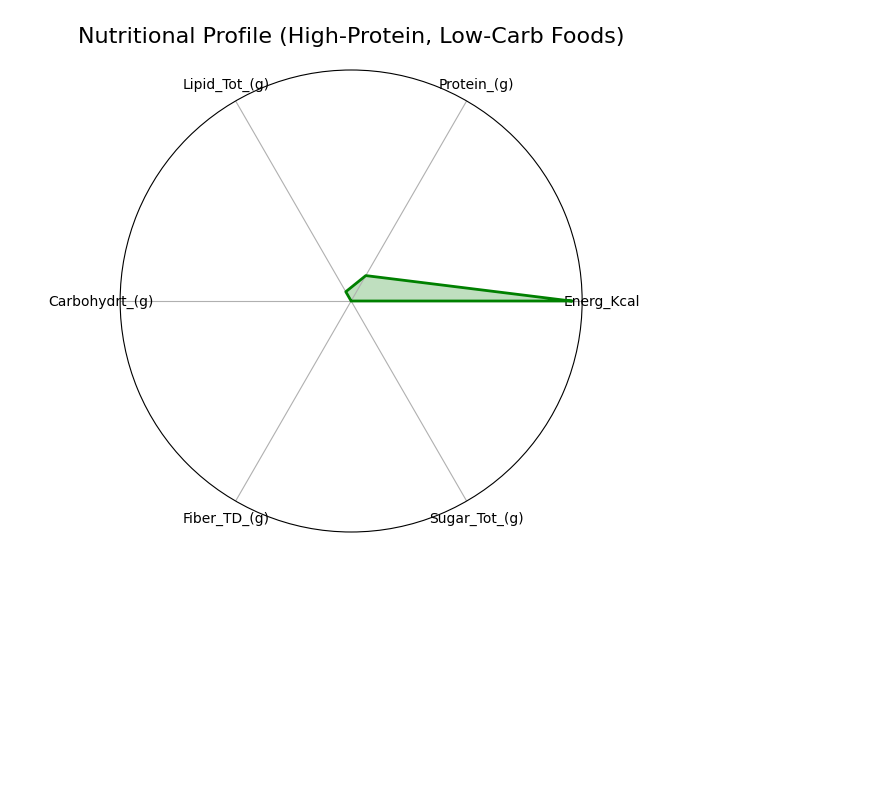
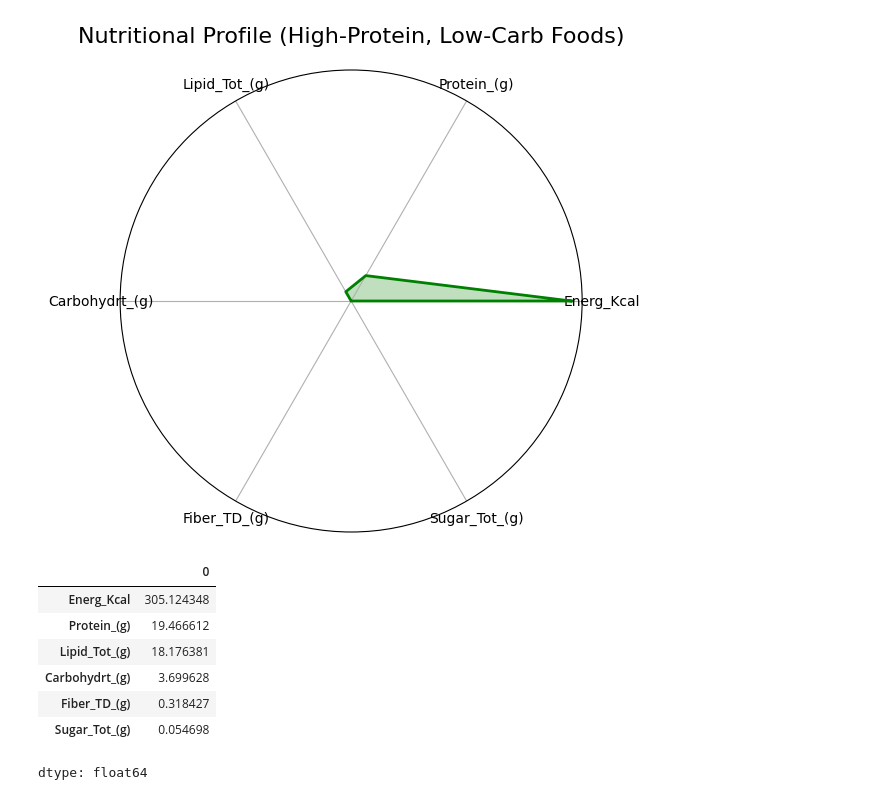
Before and after one commit to ChamaraProgForDataAnal/Programming-for-Data-Analysis, a Jupyter notebook: Data_Analytics_&_Visualisation.ipynb, the cells around one changed output. Saved outputs shown, nothing was run; the diff lists cells and outputs as text; code cells hidden in the pictures; blank space fills up the shorter version.

```diff
--- a/Data_Analytics_&_Visualisation.ipynb
+++ b/Data_Analytics_&_Visualisation.ipynb
@@ -519,3 +521,31 @@ plot_radar_chart(categories, values, "Nutritional Profile (High-Protein, Low-Car
 # %% [output]
 [figure]
 [figure]
+# %%
+# Relax thresholds to include more foods
+adjusted_fat_threshold = dataset['Lipid_Tot_(g)'].quantile(0.60)  # Top 40% for fat
+adjusted_sugar_threshold = dataset['Sugar_Tot_(g)'].quantile(0.40)  # Bottom 40% for sugar
+
+# Filter foods with relaxed thresholds for high fat and low sugar
+high_fat_low_sugar_foods_adjusted = dataset[
+    (dataset['Lipid_Tot_(g)'] > adjusted_fat_threshold) &
+    (dataset['Sugar_Tot_(g)'] < adjusted_sugar_threshold)
+]
+
+# Summary statistics for adjusted high-fat, low-sugar foods
+high_fat_low_sugar_summary_adjusted = high_fat_low_sugar_foods_adjusted.describe()
+
+# Compare average nutritional profiles of adjusted high-fat, low-sugar foods
+comparison_high_fat_low_sugar_adjusted = high_fat_low_sugar_foods_adjusted[numeric_columns].mean()
+
+# Display the refined subset summary
+comparison_high_fat_low_sugar_adjusted.T
+# %% [output]
+|  | 0 |
+| Energ_Kcal | 305.124348 |
+| Protein_(g) | 19.466612 |
+| Lipid_Tot_(g) | 18.176381 |
+| Carbohydrt_(g) | 3.699628 |
+| Fiber_TD_(g) | 0.318427 |
+| Sugar_Tot_(g) | 0.054698 |
+dtype: float64
```
Also changed, not shown: parts of 4 cells of this notebook.
